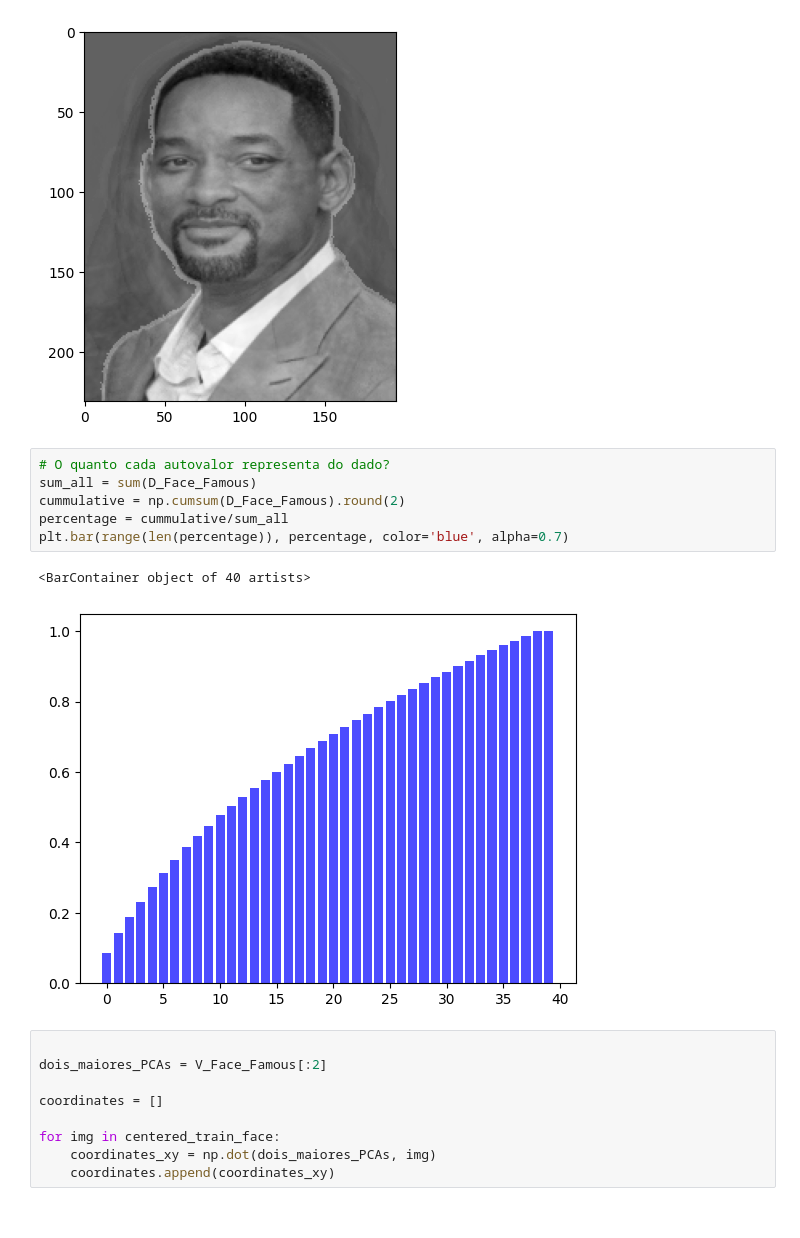
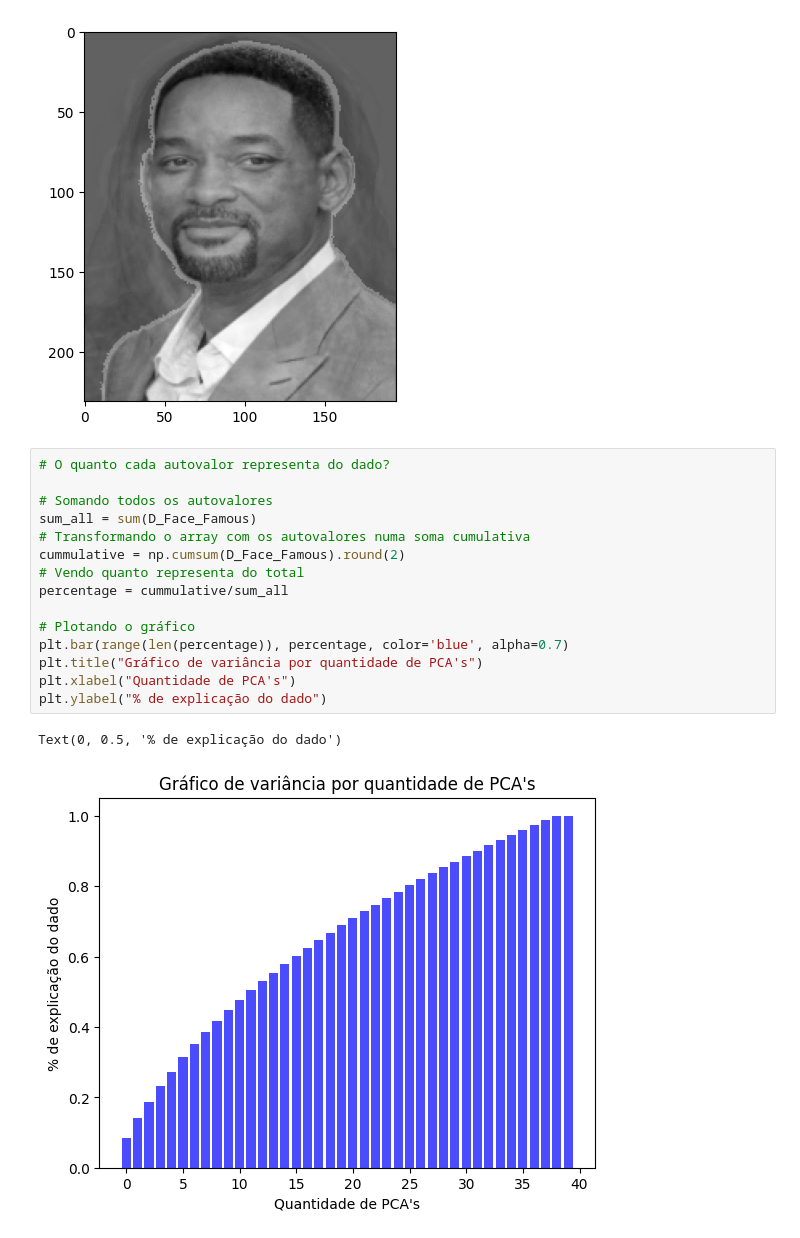
Before and after one commit to PedroPHC25/AL_Trabalho_A2, a Jupyter notebook: eigenswift.ipynb, the cells around one changed output. Saved outputs shown, nothing was run; the diff lists cells and outputs as text.

```diff
--- a/eigenswift.ipynb
+++ b/eigenswift.ipynb
@@ -130,19 +130,19 @@ plt.show()
 [figure]
 # %%
 # O quanto cada autovalor representa do dado?
+
+# Somando todos os autovalores
 sum_all = sum(D_Face_Famous)
+# Transformando o array com os autovalores numa soma cumulativa
 cummulative = np.cumsum(D_Face_Famous).round(2)
+# Vendo quanto representa do total
 percentage = cummulative/sum_all
+
+# Plotando o gráfico
 plt.bar(range(len(percentage)), percentage, color='blue', alpha=0.7)
+plt.title("Gráfico de variância por quantidade de PCA's")
+plt.xlabel("Quantidade de PCA's")
+plt.ylabel("% de explicação do dado")
 # %% [output]
-<BarContainer object of 40 artists>
+Text(0, 0.5, '% de explicação do dado')
-[figure, old version]
+[figure, new version]
-# %%
-
-dois_maiores_PCAs = V_Face_Famous[:2]
-
-coordinates = []
-
-for img in centered_train_face:
-    coordinates_xy = np.dot(dois_maiores_PCAs, img)
-    coordinates.append(coordinates_xy)
```
Also changed, not shown: parts of 3 cells of this notebook.
